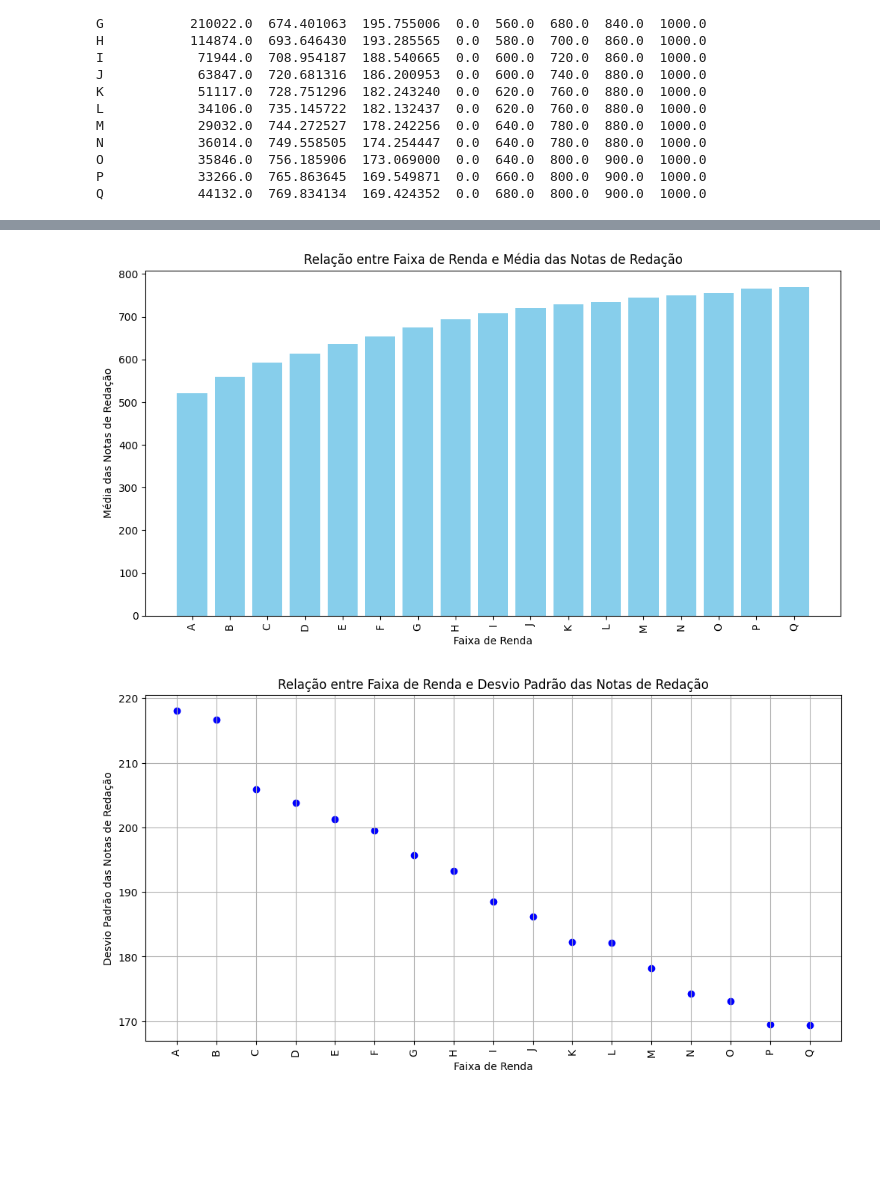
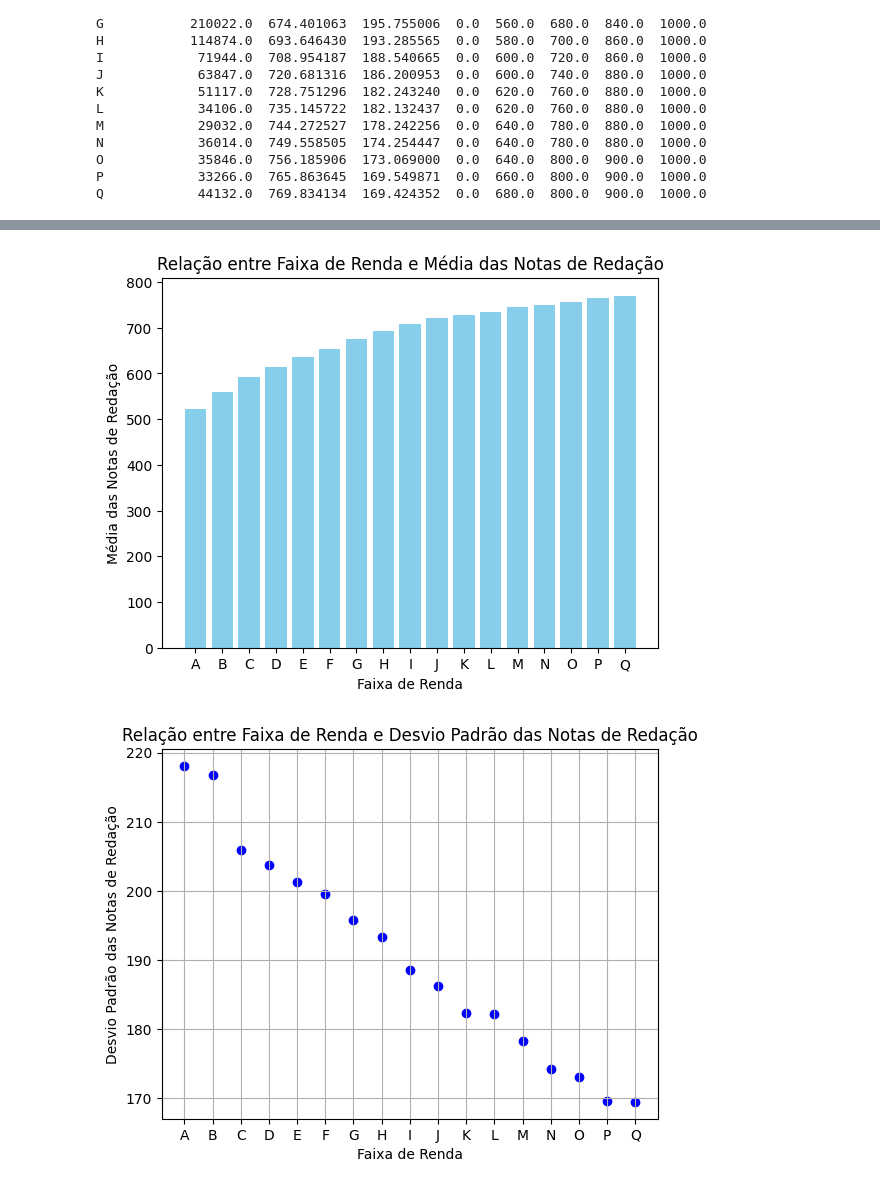
Before and after one commit to osamuelmarlon/analise_exploratoria_enem, a Jupyter notebook: analise_exploratoria_enem.ipynb, the cells around one changed output, grey strips where cells are left out. Cells and saved outputs as stored; diff of their text form; code cells hidden in the pictures; blank space fills up the shorter version.

```diff
--- a/analise_exploratoria_enem.ipynb
+++ b/analise_exploratoria_enem.ipynb
@@ -41,11 +69,12 @@ array(['NU_INSCRICAO', 'NU_ANO', 'TP_FAIXA_ETARIA', 'TP_SEXO',
        'Q015', 'Q016', 'Q017', 'Q018', 'Q019', 'Q020', 'Q021', 'Q022',
        'Q023', 'Q024', 'Q025'], dtype=object)
 # %%
+# Selecionando as colunas que serão usadas na análise
 colunasSelecionadasEnem = ['TP_FAIXA_ETARIA', 'TP_SEXO',
        'TP_ESTADO_CIVIL', 'TP_COR_RACA', 'TP_NACIONALIDADE',
        'TP_ST_CONCLUSAO', 'TP_ANO_CONCLUIU', 'TP_ESCOLA', 'TP_ENSINO',
        'IN_TREINEIRO', 'CO_MUNICIPIO_ESC', 'NO_MUNICIPIO_ESC', 'SG_UF_ESC', 'TP_DEPENDENCIA_ADM_ESC',
-       'TP_LOCALIZACAO_ESC','TP_PRESENCA_CN', 'TP_PRESENCA_CH', 'TP_PRESENCA_LC',
+       'TP_LOCALIZACAO_ESC','SG_UF_PROVA','TP_PRESENCA_CN', 'TP_PRESENCA_CH', 'TP_PRESENCA_LC',
        'TP_PRESENCA_MT','NU_NOTA_CN', 'NU_NOTA_CH', 'NU_NOTA_LC',
        'NU_NOTA_MT', 'TX_RESPOSTAS_CN', 'TX_RESPOSTAS_CH',
        'TX_RESPOSTAS_LC', 'TX_RESPOSTAS_MT', 'TP_LINGUA',
@@ -269,26 +365,26 @@ Q            44132.0  769.834134  169.424352  0.0  680.0  800.0  900.0  1000.0
 # %%
-media_renda = colunas_redacao_renda.groupby('Q006')['NU_NOTA_REDACAO'].mean()
+# Gráfico de barras da média das notas de redação por faixa de renda familiar
+media_redacao_renda = colunas_redacao_renda.groupby('Q006')['NU_NOTA_REDACAO'].mean()
 
-plt.figure(figsize=(12, 6))
-plt.bar(media_renda.index, media_renda.values, color='skyblue')
+plt.bar(media_redacao_renda.index, media_redacao_renda.values, color='skyblue')
 plt.xlabel('Faixa de Renda')
 plt.ylabel('Média das Notas de Redação')
 plt.title('Relação entre Faixa de Renda e Média das Notas de Redação')
-plt.xticks(rotation=90)
+#plt.xticks(rotation=90)
 plt.show()
 # %% [output]
-[figure, old version]
+[figure, new version]
 # %%
-desvio_padrao_renda = colunas_redacao_renda.groupby('Q006')['NU_NOTA_REDACAO'].std()
+# Gráfico de dispersão do desvio padrão das notas de redação por renda familiar
+
+desvio_padrao_renda_redacao = colunas_redacao_renda.groupby('Q006')['NU_NOTA_REDACAO'].std()
 
 # Cria o gráfico de dispersão
-plt.figure(figsize=(12, 6))
-plt.scatter(desvio_padrao_renda.index, desvio_padrao_renda.values, color='blue', marker='o')
+plt.scatter(desvio_padrao_renda_redacao.index, desvio_padrao_renda_redacao.values, color='blue', marker='o')
 plt.xlabel('Faixa de Renda')
 plt.ylabel('Desvio Padrão das Notas de Redação')
 plt.title('Relação entre Faixa de Renda e Desvio Padrão das Notas de Redação')
-plt.xticks(rotation=90)
 plt.grid(True)
 plt.show()
 # %% [output]
-[figure, old version]
+[figure, new version]
```
Also changed, not shown: parts of 43 cells of this notebook.
